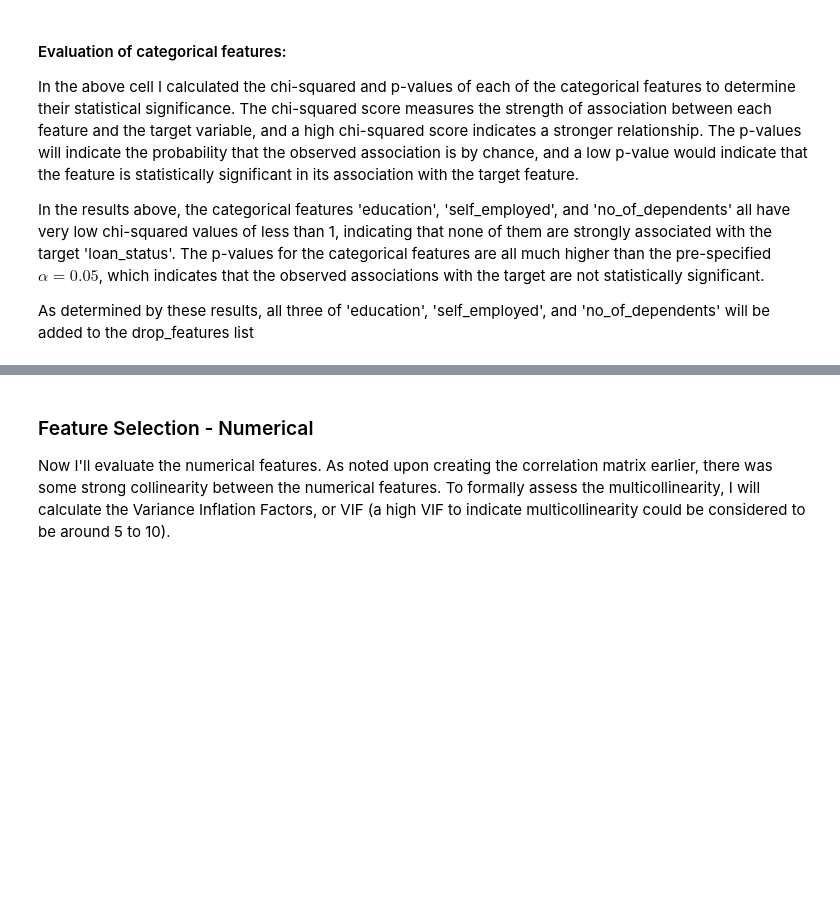
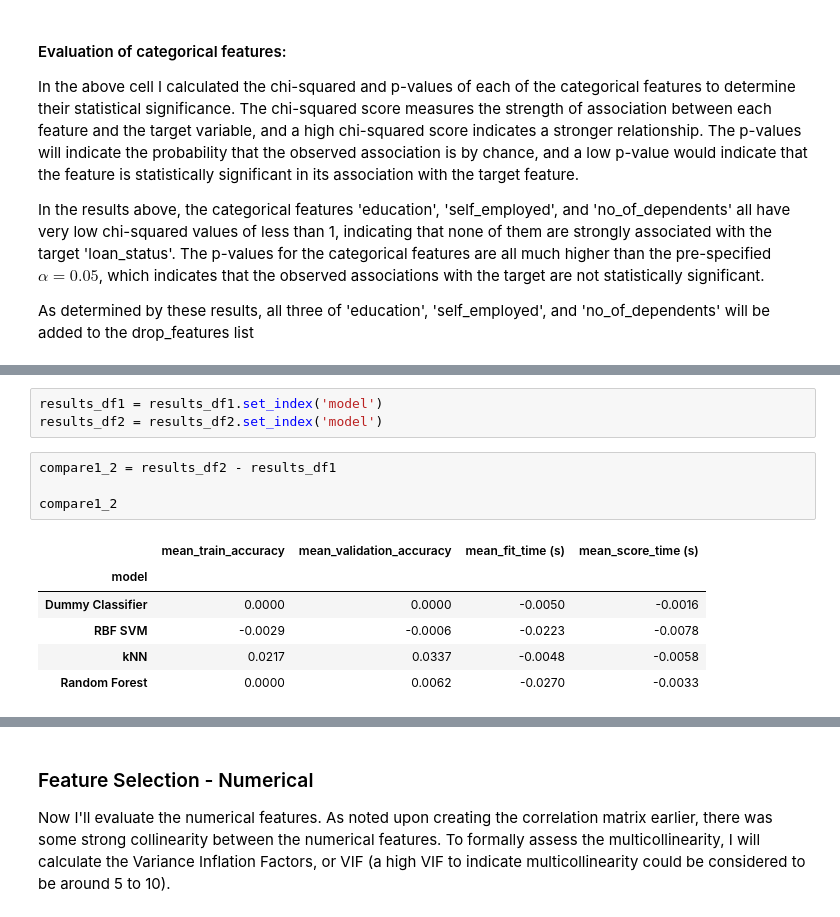
Before and after one commit to FleaBusyBeeBergs/dtsa5509, a Jupyter notebook: final-project.ipynb, the cells around one changed output, grey strips where cells are left out. Drawn from its saved outputs; the diff is of its cells as text; blank space fills up the shorter version.

```diff
--- a/final-project.ipynb
+++ b/final-project.ipynb
@@ -385,0 +384,14 @@ Now that some features have been removed, I'd like to do another round of modell
+# %%
+results_df1 = results_df1.set_index('model')
+results_df2 = results_df2.set_index('model')
+# %%
+compare1_2 = results_df2 - results_df1
+
+compare1_2
+# %% [output]
+|  | mean_train_accuracy | mean_validation_accuracy | mean_fit_time (s) | mean_score_time (s) |
+| model |  |  |  |  |
+| Dummy Classifier | 0.0000 | 0.0000 | -0.0050 | -0.0016 |
+| RBF SVM | -0.0029 | -0.0006 | -0.0223 | -0.0078 |
+| kNN | 0.0217 | 0.0337 | -0.0048 | -0.0058 |
+| Random Forest | 0.0000 | 0.0062 | -0.0270 | -0.0033 |
```
Also changed, not shown: parts of 16 cells of this notebook.
